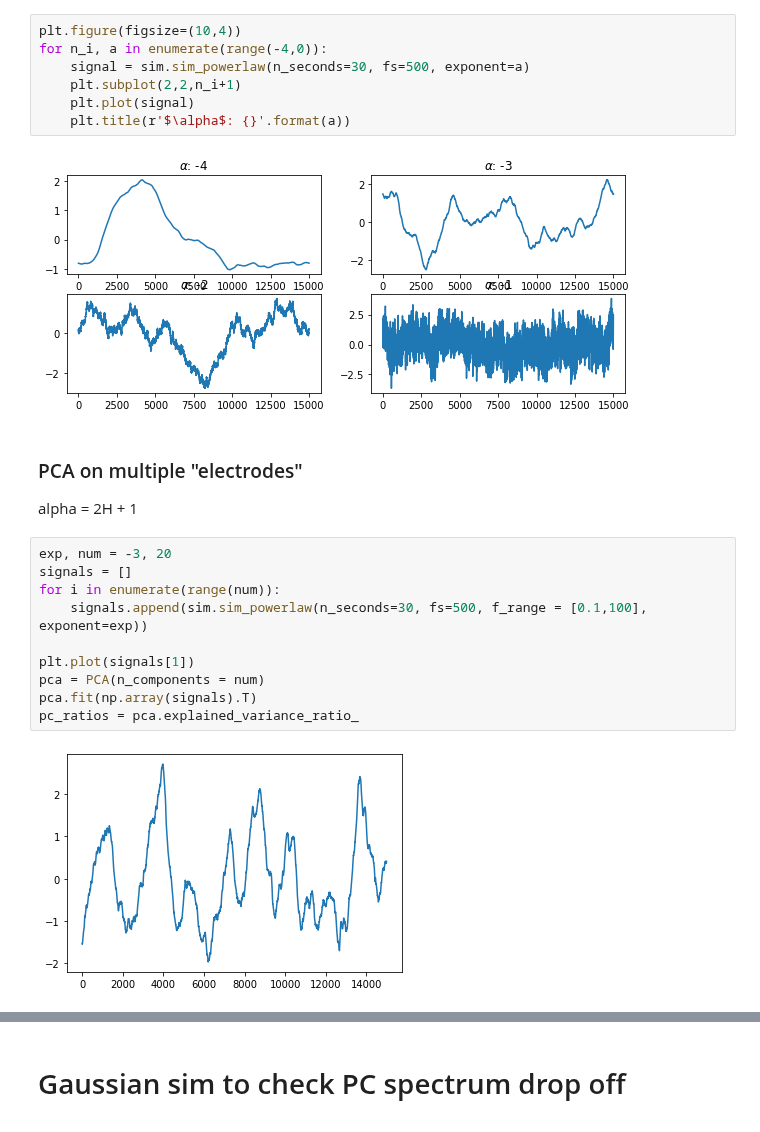
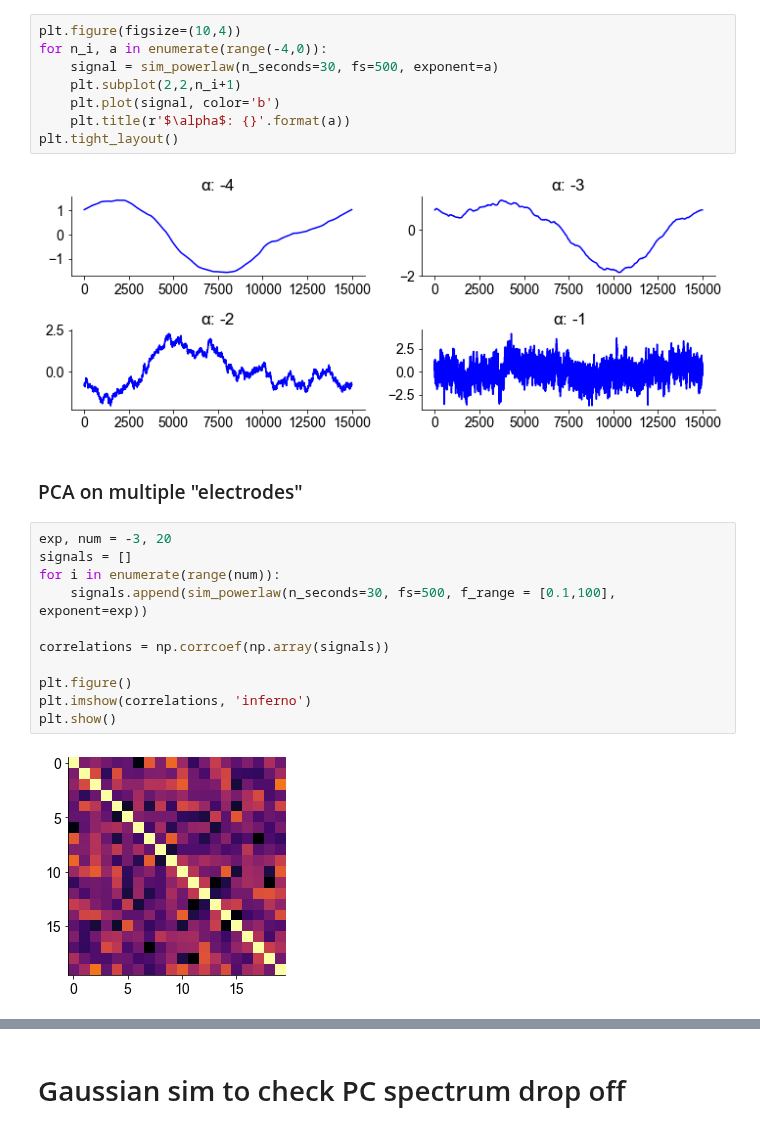
Before and after one commit to voytekresearch/galaxybrain, a Jupyter notebook: notebooks/noise_sim.ipynb, the cells around one changed output, grey strips where cells are left out. Saved outputs shown, nothing was run; the diff lists cells and outputs as text.

```diff
--- a/notebooks/noise_sim.ipynb
+++ b/notebooks/noise_sim.ipynb
@@ -26,25 +52,25 @@ from https://neurodsp-tools.github.io/neurodsp/generated/neurodsp.sim.sim_powerl
 # %%
 plt.figure(figsize=(10,4))
 for n_i, a in enumerate(range(-4,0)):
-    signal = sim.sim_powerlaw(n_seconds=30, fs=500, exponent=a)
+    signal = sim_powerlaw(n_seconds=30, fs=500, exponent=a)
     plt.subplot(2,2,n_i+1)
-    plt.plot(signal)
+    plt.plot(signal, color='b')
     plt.title(r'$\alpha$: {}'.format(a))
+plt.tight_layout()
 # %% [output]
-[figure, old version]
+[figure, new version]
 # %% [markdown]
 ### PCA on multiple "electrodes"
-
-alpha = 2H + 1
 # %%
 exp, num = -3, 20
 signals = []
 for i in enumerate(range(num)):
-    signals.append(sim.sim_powerlaw(n_seconds=30, fs=500, f_range = [0.1,100], exponent=exp))
+    signals.append(sim_powerlaw(n_seconds=30, fs=500, f_range = [0.1,100], exponent=exp))
 
-plt.plot(signals[1])
-pca = PCA(n_components = num)
-pca.fit(np.array(signals).T)
-pc_ratios = pca.explained_variance_ratio_
+correlations = np.corrcoef(np.array(signals))
+
+plt.figure()
+plt.imshow(correlations, 'inferno')
+plt.show()
 # %% [output]
-[figure, old version]
+[figure, new version]
```
Also changed, not shown: parts of 30 cells of this notebook, 4 other files.
